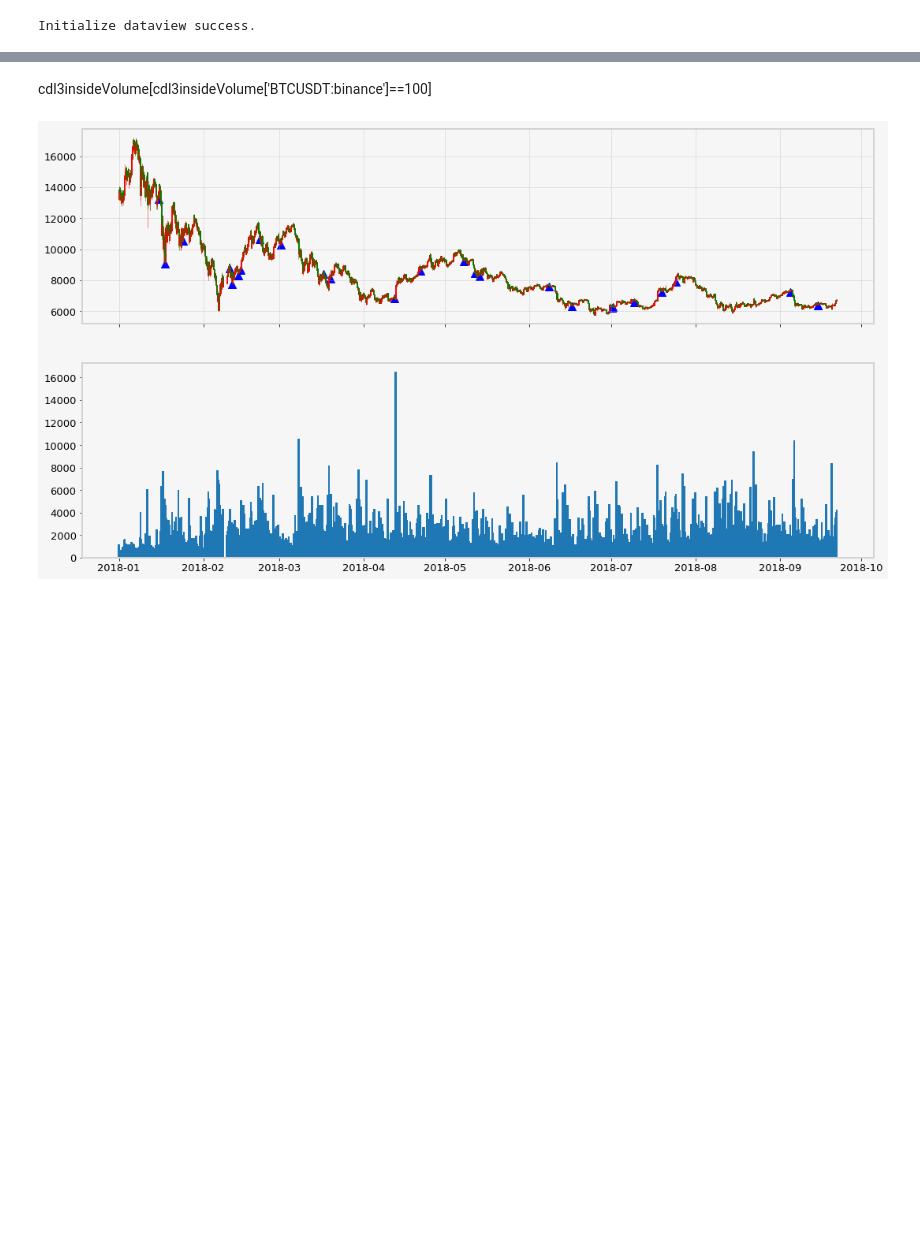
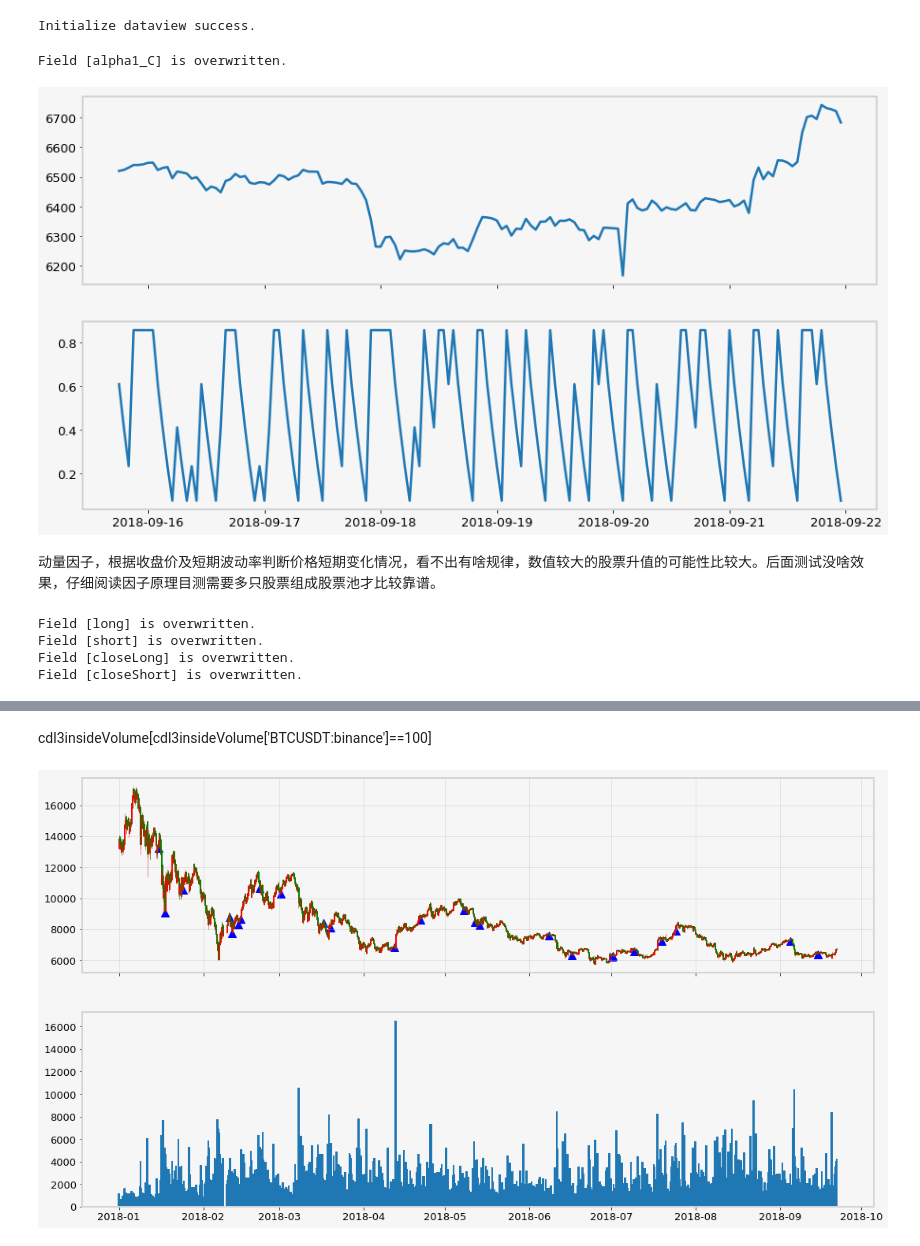
Before and after one commit to lengyueJG/OFO_homework, a Jupyter notebook: q4.ipynb, the cells around one changed output, grey strips where cells are left out. Cells and saved outputs as stored; diff of their text form; code cells hidden in the pictures; blank space fills up the shorter version.

```diff
--- a/q4.ipynb
+++ b/q4.ipynb
@@ -29,14 +29,6 @@ dv1H = HFDataView()
 dv1H.create_init_dv(Time_dict.dropna().set_index(["trade_date","symbol"]))
 # %% [output]
 Initialize dataview success.
-# %%
-# 进场信号
-long = dv1H.add_formula("long","If((Ts_Mean(close,20)>Ts_Mean(close,55)) && (Delay(Ts_Mean(close,20),1)<=Delay(Ts_Mean(close,55),1)),2,0)", add_data=True)
-short = dv1H.add_formula("short","If((Ts_Mean(close,20)<Ts_Mean(close,55)) && (Delay(Ts_Mean(close,20),1)>=Delay(Ts_Mean(close,55),1)),-2,0)", add_data=True)
-
-# 出场信号
-close_long = dv1H.add_formula("closeLong","If(short==-2,1,0)", add_data=True)
-close_short = dv1H.add_formula("closeShort","If(long==2,-1,0)", add_data=True)
 # %%
 #通过测试报告，看多空信号的绩效，这里是定义报告格式
 from jaqs_fxdayu.research import TimingDigger
@@ -67,6 +59,39 @@ def TimingSignal(td, dv, long='long', short='short',closeLong='closeLong', close
         stoploss=-sl,  # 止损百分比 负数 可为空
         stopprofit=sp,  # 止盈百分比 正数 可为空
     )
+# %%
+alpha1=dv1H.add_formula('alpha1_C','RankPct(Ts_Argmax(SignedPower(If(Return(close,1)<0, StdDev(Return(close,1),20),close),2),5))',add_data=True, register_funcs={'RankPct':RankPct})
+# %% [output]
+Field [alpha1_C] is overwritten.
+# %%
+alpha1_plot = dv1H.get_ts('alpha1_C', date_type='datetime')
+close = dv1H.get_ts('close', date_type='datetime')
+# %%
+def plot_chart(close,alpha):
+    fig,(ax,ax1) = plt.subplots(2,1,sharex=True, figsize=(15,8))
+    ax.plot(close.iloc[-150:])
+    ax1.plot(alpha.iloc[-150:])
+    # plt.savefig('good')
+    plt.show()
+# %%
+plot_chart(close, alpha1_plot)
+# %% [output]
+[figure, added]
+# %% [markdown]
+动量因子，根据收盘价及短期波动率判断价格短期变化情况，看不出有啥规律，数值较大的股票升值的可能性比较大。后面测试没啥效果，仔细阅读因子原理目测需要多只股票组成股票池才比较靠谱。
+# %%
+# 进场信号
+long = dv1H.add_formula("long","If(alpha1_C<0.2,2,0)", add_data=True)
+short = dv1H.add_formula("short","If(alpha1_C>=0.8,-2,0)", add_data=True)
+
+# 出场信号
+close_long = dv1H.add_formula("closeLong","If(short==-2,1,0)", add_data=True)
+close_short = dv1H.add_formula("closeShort","If(long==2,-1,0)", add_data=True)
+# %% [output]
+Field [long] is overwritten.
+Field [short] is overwritten.
+Field [closeLong] is overwritten.
+Field [closeShort] is overwritten.
 # %%
 TimingSignal(tdMa, dv1H, mhp=100, sl=0.05, sp=0.3)#调取数据
 # %% [output]
```
Also changed, not shown: parts of 25 cells of this notebook.
